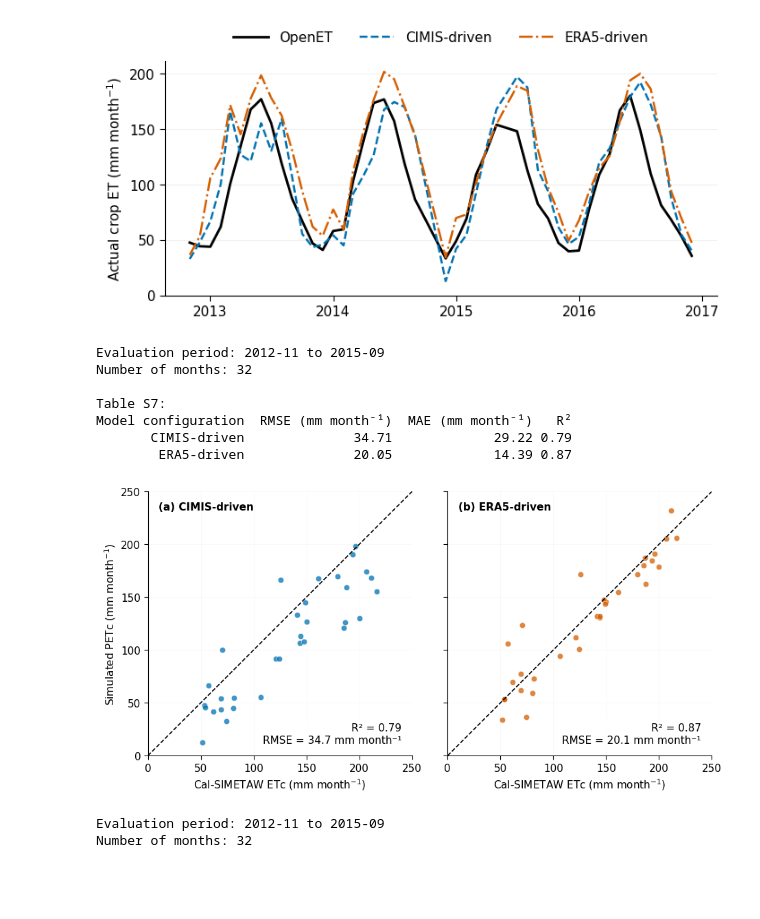
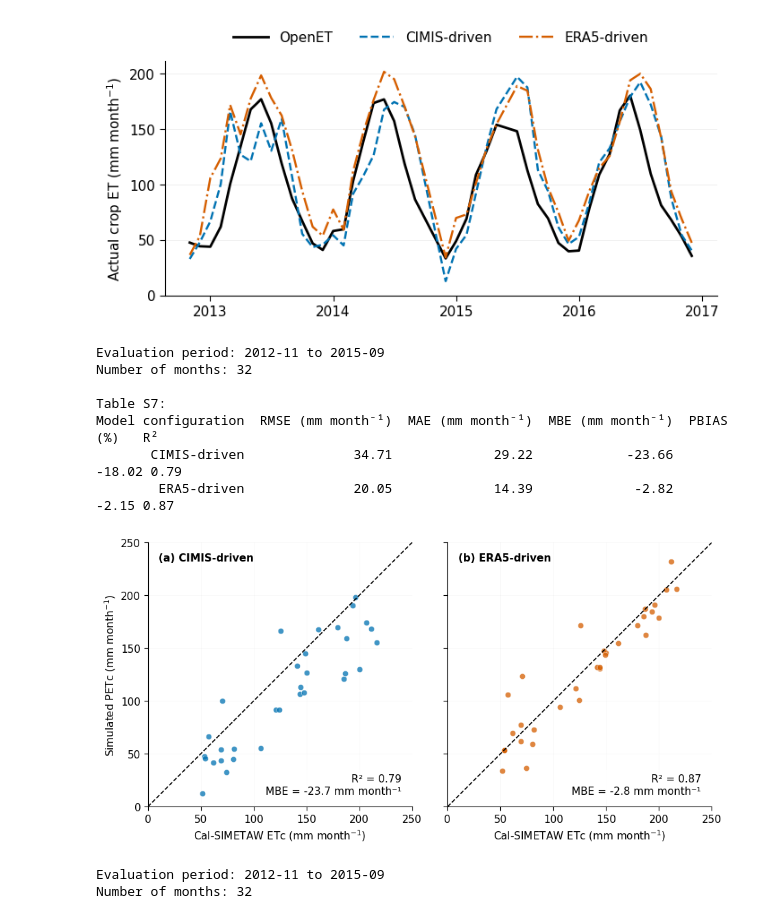
Before and after one commit to amnaomer1/Alfalfa-Irrigation-MORDM, a Jupyter notebook: Baseline_and_Model_Evaluation/Model_Evaluation.ipynb, the cells around one changed output. Drawn from its saved outputs; the diff is of its cells as text; code cells hidden in the pictures; blank space fills up the shorter version.

Commit message:
Add MBE and PBIAS to evapotranspiration model evaluation

```diff
--- a/Baseline_and_Model_Evaluation/Model_Evaluation.ipynb
+++ b/Baseline_and_Model_Evaluation/Model_Evaluation.ipynb
@@ -1206,7 +1226,6 @@ Months: 47
 Period: 2012-11 to 2016-12
 [figure]
 # %%
-
 # Table S7 and Fig S9 two-panel Cal-SIMETAW figure
 
 import pandas as pd
@@ -1219,6 +1238,7 @@ plt.rcParams.update({
     "axes.labelsize": 11,
     "xtick.labelsize": 11,
     "ytick.labelsize": 11,
+    "legend.fontsize": 11,
     "axes.linewidth": 0.8
 })
 
@@ -1260,12 +1280,23 @@ if cal.index.duplicated().any():
 df = monthly.join(cal[["ETc_CalSIMETAW"]], how="inner").dropna()
 df = df[df.index != pd.Period("2012-10", freq="M")]
 
+
 def metrics(obs, sim):
     return {
         "RMSE": np.sqrt(np.mean((sim - obs) ** 2)),
         "MAE": np.mean(np.abs(sim - obs)),
+        "MBE": np.mean(sim - obs),
+
+        # Positive bias = overestimation
+        # Negative bias = underestimation
+        "PBIAS": (
+            100 * (sim - obs).sum() / obs.sum()
+            if obs.sum() != 0 else np.nan
+        ),
+
         "R2": np.corrcoef(obs, sim)[0, 1] ** 2
     }
+
 
 settings = [
     ("PETc_CIMIS", "CIMIS-driven", "#0072B2"),
@@ -1275,21 +1306,29 @@ settings = [
 print(f"Evaluation period: {df.index.min()} to {df.index.max()}")
 print(f"Number of months: {len(df)}")
 
+
 rows = []
+
 for col, label, color in settings:
     m = metrics(df["ETc_CalSIMETAW"], df[col])
+
     rows.append({
         "Model configuration": label,
         "RMSE (mm month⁻¹)": round(m["RMSE"], 2),
         "MAE (mm month⁻¹)": round(m["MAE"], 2),
+        "MBE (mm month⁻¹)": round(m["MBE"], 2),
+        "PBIAS (%)": round(m["PBIAS"], 2),
         "R²": round(m["R2"], 2)
     })
 
 table_s7 = pd.DataFrame(rows)
+
 print("\nTable S7:")
 print(table_s7.to_string(index=False))
 
-limit = np.ceil(df[["ETc_CalSIMETAW"] + cols].max().max() / 25) * 25
+limit = np.ceil(
+    df[["ETc_CalSIMETAW"] + cols].max().max() / 25
+) * 25
 
 fig, axes = plt.subplots(
     1, 2, figsize=(9.5, 4.6),
@@ -1297,6 +1336,7 @@ fig, axes = plt.subplots(
 )
 
 for i, (ax, (col, label, color)) in enumerate(zip(axes, settings)):
+
     x = df["ETc_CalSIMETAW"]
     y = df[col]
     m = metrics(x, y)
@@ -1315,39 +1355,45 @@ for i, (ax, (col, label, color)) in enumerate(zip(axes, settings)):
     ax.set_ylim(0, limit)
     ax.set_aspect("equal", adjustable="box")
 
     ax.text(
         0.04, 0.96, f"({chr(97+i)}) {label}",
         transform=ax.transAxes,
         ha="left", va="top", fontweight="bold"
     )
 
+    # Updated annotation: R² and MBE
     ax.text(
         0.96, 0.04,
-        f"R² = {m['R2']:.2f}\nRMSE = {m['RMSE']:.1f} mm month⁻¹",
+        f"R² = {m['R2']:.2f}\n"
+        f"MBE = {m['MBE']:+.1f} mm month⁻¹",
         transform=ax.transAxes,
         ha="right", va="bottom",
-        bbox=dict(facecolor="white", edgecolor="none", alpha=0.85)
+        bbox=dict(
+            facecolor="white",
+            edgecolor="none",
+            alpha=0.85
+        )
     )
 
     ax.set_xlabel("Cal-SIMETAW ETc (mm month$^{-1}$)")
     ax.grid(alpha=0.10, linewidth=0.5)
     ax.tick_params(direction="out", length=4, width=0.8)
     ax.spines["top"].set_visible(False)
     ax.spines["right"].set_visible(False)
 
 axes[0].set_ylabel("Simulated PETc (mm month$^{-1}$)")
 
 plt.tight_layout()
 plt.show()
 # %% [output]
 Evaluation period: 2012-11 to 2015-09
 Number of months: 32
 
 Table S7:
-Model configuration  RMSE (mm month⁻¹)  MAE (mm month⁻¹)   R²
-       CIMIS-driven              34.71             29.22 0.79
-        ERA5-driven              20.05             14.39 0.87
+Model configuration  RMSE (mm month⁻¹)  MAE (mm month⁻¹)  MBE (mm month⁻¹)  PBIAS (%)   R²
+       CIMIS-driven              34.71             29.22            -23.66     -18.02 0.79
+        ERA5-driven              20.05             14.39             -2.82      -2.15 0.87
-[figure, old version]
+[figure, new version]
 # %%
 
 # Figure S8: Monthly PETc comparison: Cal-SIMETAW vs Simulated Scenarios
```
Also changed, not shown: parts of 1 cell of this notebook.
